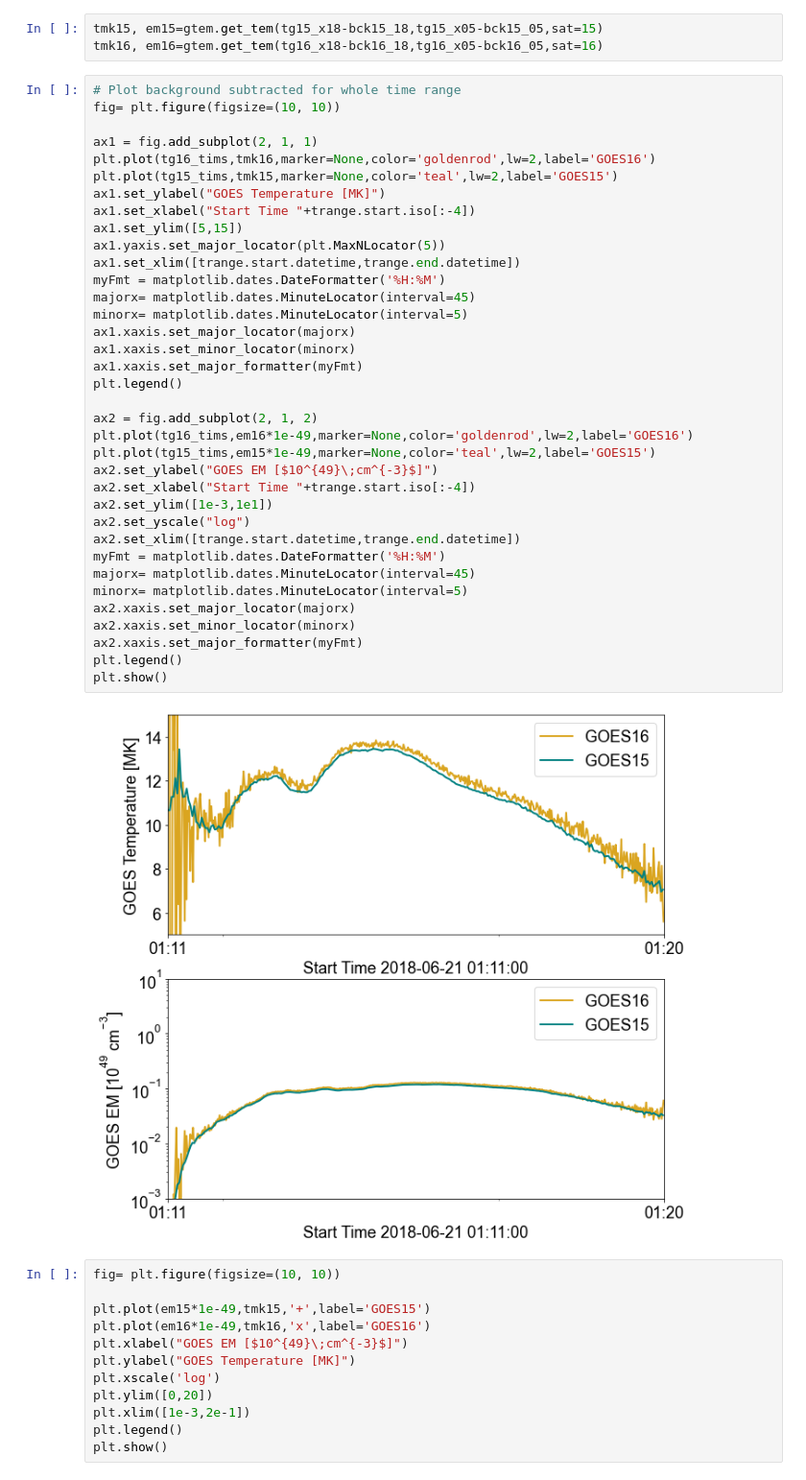
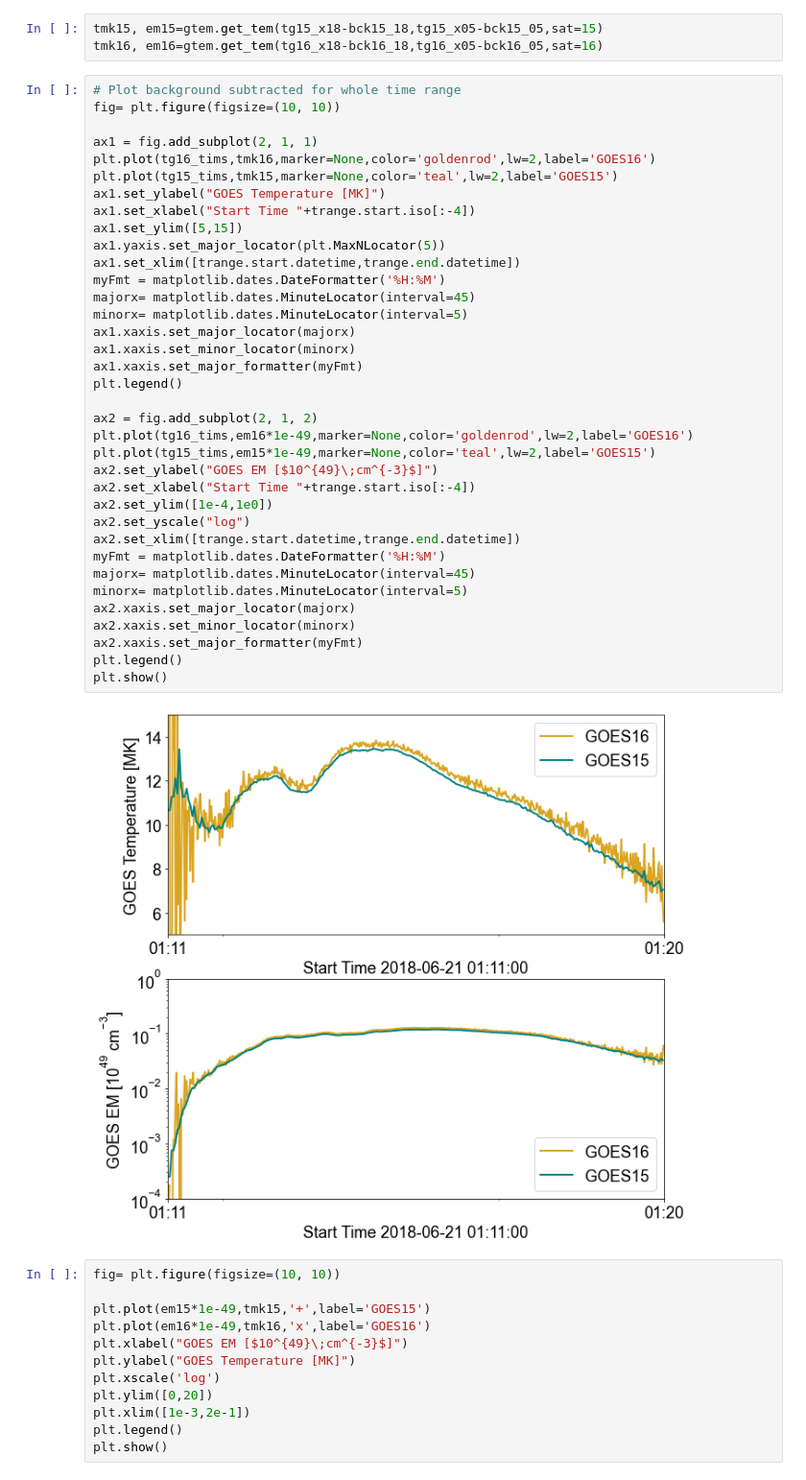
Before and after one commit to ianan/xrs_example, a Jupyter notebook: xrs1516_tem_example.ipynb, the cells around one changed output. Shown at 96% size. Cells and saved outputs as stored; diff of their text form.

```diff
--- a/xrs1516_tem_example.ipynb
+++ b/xrs1516_tem_example.ipynb
@@ -62,35 +62,35 @@ plt.plot(tg16_tims,tmk16,marker=None,color='goldenrod',lw=2,label='GOES16')
 plt.plot(tg15_tims,tmk15,marker=None,color='teal',lw=2,label='GOES15')
 ax1.set_ylabel("GOES Temperature [MK]")
 ax1.set_xlabel("Start Time "+trange.start.iso[:-4])
 ax1.set_ylim([5,15])
 ax1.yaxis.set_major_locator(plt.MaxNLocator(5))
 ax1.set_xlim([trange.start.datetime,trange.end.datetime])
 myFmt = matplotlib.dates.DateFormatter('%H:%M')
 majorx= matplotlib.dates.MinuteLocator(interval=45)
 minorx= matplotlib.dates.MinuteLocator(interval=5)
 ax1.xaxis.set_major_locator(majorx)
 ax1.xaxis.set_minor_locator(minorx)
 ax1.xaxis.set_major_formatter(myFmt)
 plt.legend()
 
 ax2 = fig.add_subplot(2, 1, 2)
 plt.plot(tg16_tims,em16*1e-49,marker=None,color='goldenrod',lw=2,label='GOES16')
 plt.plot(tg15_tims,em15*1e-49,marker=None,color='teal',lw=2,label='GOES15')
 ax2.set_ylabel("GOES EM [$10^{49}\;cm^{-3}$]")
 ax2.set_xlabel("Start Time "+trange.start.iso[:-4])
-ax2.set_ylim([1e-3,1e1])
+ax2.set_ylim([1e-4,1e0])
 ax2.set_yscale("log")
 ax2.set_xlim([trange.start.datetime,trange.end.datetime])
 myFmt = matplotlib.dates.DateFormatter('%H:%M')
 majorx= matplotlib.dates.MinuteLocator(interval=45)
 minorx= matplotlib.dates.MinuteLocator(interval=5)
 ax2.xaxis.set_major_locator(majorx)
 ax2.xaxis.set_minor_locator(minorx)
 ax2.xaxis.set_major_formatter(myFmt)
 plt.legend()
 plt.show()
 # %% [output]
-[figure, old version]
+[figure, new version]
 # %%
 fig= plt.figure(figsize=(10, 10))
 
```
Also changed, not shown: parts of 1 cell of this notebook.
